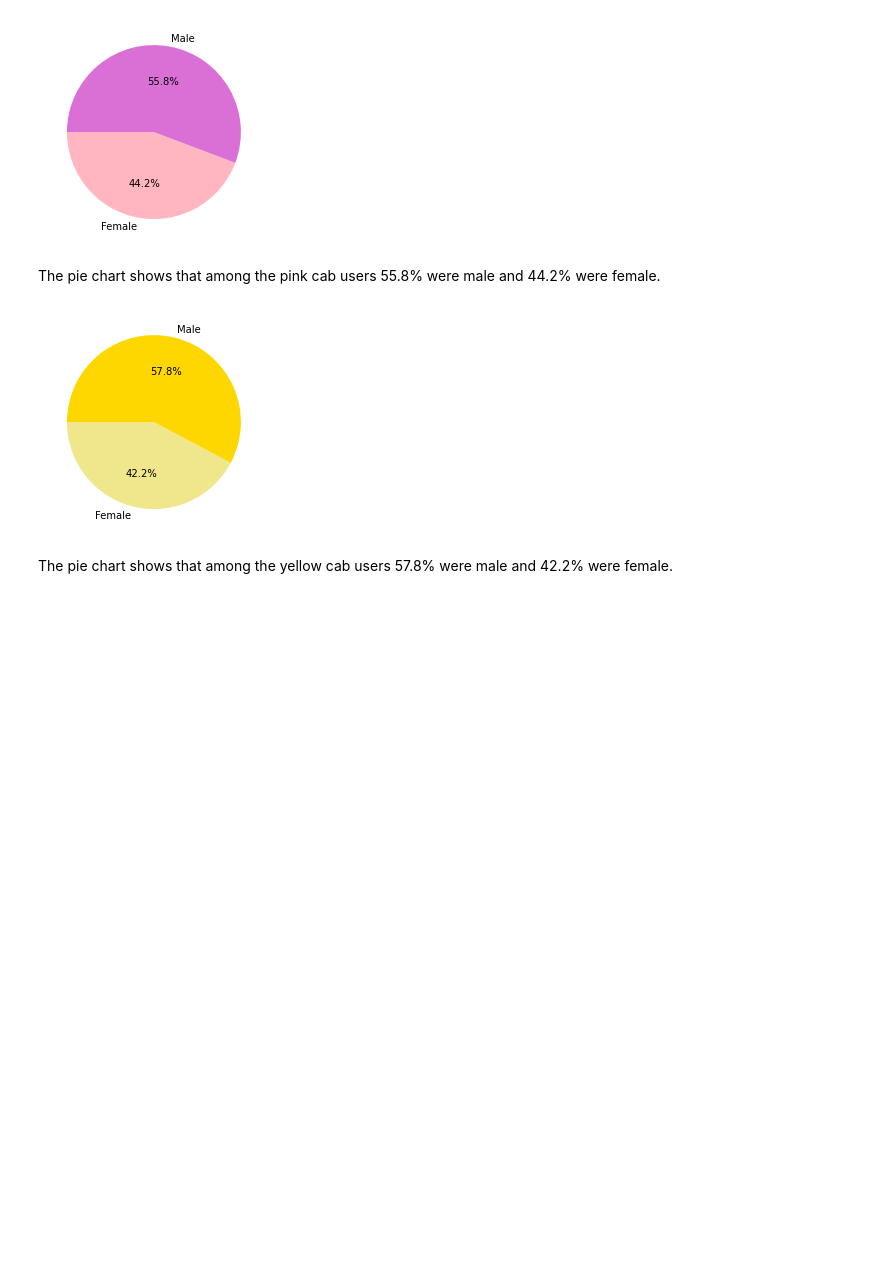
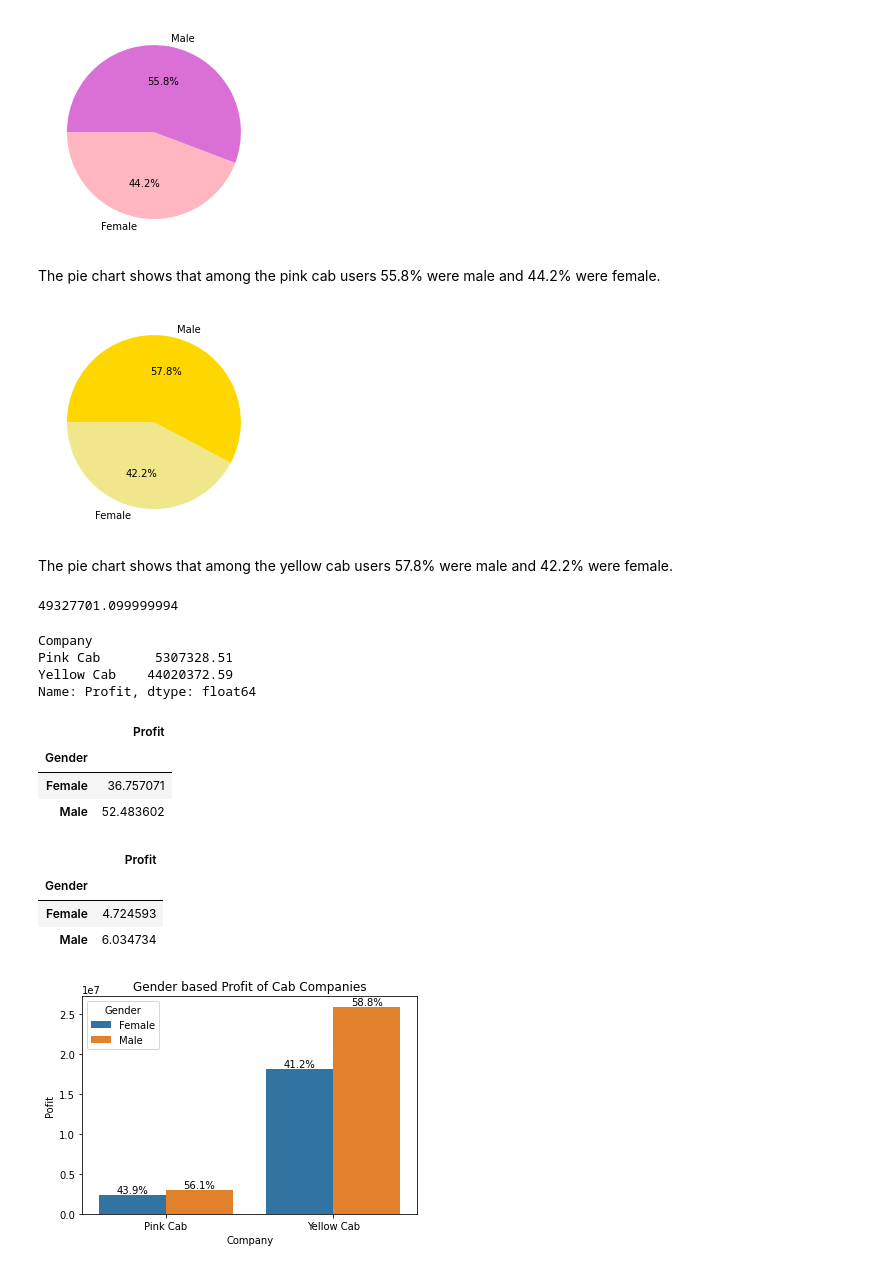
Before and after one commit to Manochitra20/G2M-for-Cab-Investment-firm, a Jupyter notebook: G2M_insights .ipynb, the cells around one changed output. Drawn from its saved outputs; the diff is of its cells as text; code cells hidden in the pictures; blank space fills up the shorter version.

Commit message:
Gender Analysis

```diff
--- a/G2M_insights .ipynb
+++ b/G2M_insights .ipynb
@@ -377,3 +389,14 @@ plt.show()
 [figure]
 # %% [markdown]
 The pie chart shows that among the yellow cab users 57.8% were male and 42.2% were female.
+# %%
+total_profit=cab_data['Profit'].sum()
+print(total_profit)
+profit_data=cab_data.groupby('Company')['Profit'].sum()
+profit_data
+# %% [output]
+49327701.099999994
+Company
+Pink Cab       5307328.51
+Yellow Cab    44020372.59
+Name: Profit, dtype: float64
@@ -379,0 +405,63 @@ The pie chart shows that among the yellow cab users 57.8% were male and 42.2% we
+# %%
+yellow_profit=yellow_cab.groupby('Gender')['Profit'].sum()
+yellow_profitpercent=pd.DataFrame((yellow_profit/total_profit) * 100)
+yellow_profitpercent
+# %% [output]
+|  | Profit |
+| Gender |  |
+| Female | 36.757071 |
+| Male | 52.483602 |
+# %%
+pink_profit=pink_cab.groupby('Gender')['Profit'].sum()
+pink_profitpercent=pd.DataFrame((pink_profit/total_profit) * 100)
+pink_profitpercent
+# %% [output]
+|  | Profit |
+| Gender |  |
+| Female | 4.724593 |
+| Male | 6.034734 |
+# %%
+df= cab_data.groupby(['Company', 'Gender']).Profit.sum()
+df=df.reset_index()
+def barPerc(df,xVar,ax):
+    # 1. how many X categories
+    ##   check for NaN and remove
+    numX=len([x for x in df[xVar].unique() if x==x])
+
+    # 2. The bars are created in hue order, organize them
+    bars = ax.patches
+    ## 2a. For each X variable
+    for ind in range(numX):
+        ## 2b. Get every hue bar
+        ##     ex. 8 X categories, 4 hues =>
+        ##    [0, 8, 16, 24] are hue bars for 1st X category
+        hueBars=bars[ind:][::numX]
+        ## 2c. Get the total height (for percentages)
+        total = sum([x.get_height() for x in hueBars])
+
+        # 3. Print the percentage on the bars
+        for bar in hueBars:
+            ax.text(bar.get_x() + bar.get_width()/2.,
+                    bar.get_height(),
+                    f'{bar.get_height()/total:0.1%}',
+                    ha="center",va="bottom")
+ax=sns.barplot(
+    x='Company',
+    y='Profit',
+    hue='Gender',
+    data=df
+    )
+
+ax.set(ylabel='Pofit', title='Gender based Profit of Cab Companies')
+barPerc(df, 'Gender', ax)
+# add annotations
+#for c in ax.containers:
+
+    # custom label calculates percent and add an empty string so 0 value bars don't have a number
+    #labels = [f'{h/cab_data.Gender.count()*100:0.1f}%' if (h := v.get_height()) > 0 else '' for v in c]
+
+    #ax.bar_label(c, labels=labels, label_type='edge')
+
+plt.show()
+# %% [output]
+[figure, added]
```
Also changed, not shown: parts of 9 cells of this notebook.
